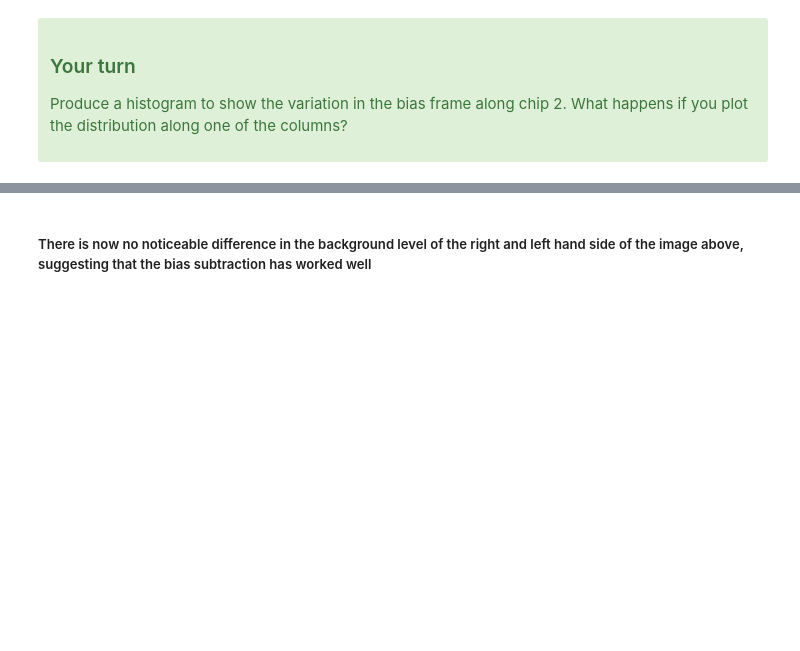
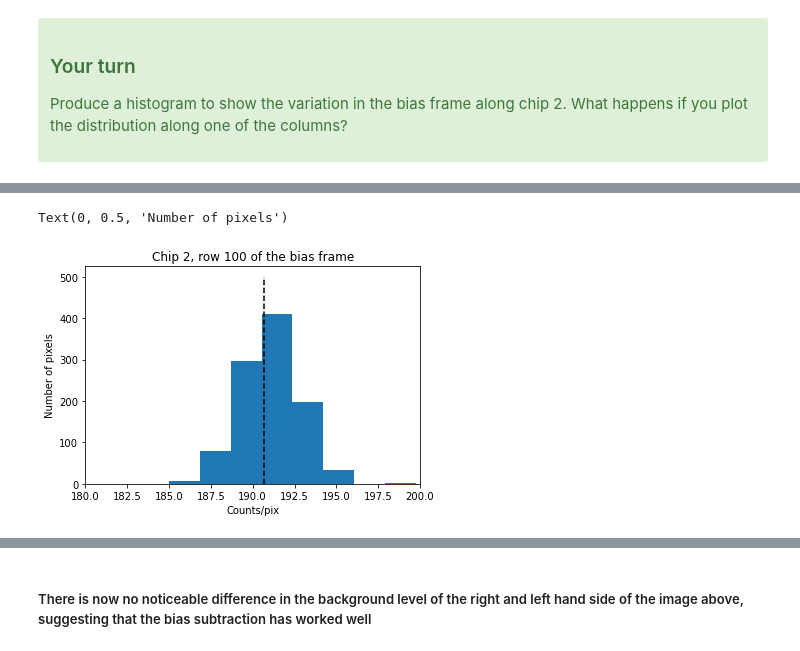
Before and after one commit to wfw23/Astrolabs, a Jupyter notebook: Chapter2b_FluxCalibration.ipynb, the cells around one changed output, grey strips where cells are left out. Cells and saved outputs as stored; diff of their text form; code cells hidden in the pictures; blank space fills up the shorter version.

```diff
--- a/Chapter2b_FluxCalibration.ipynb
+++ b/Chapter2b_FluxCalibration.ipynb
@@ -127,0 +149,10 @@ Produce a histogram to show the variation in the bias frame along chip 2. What h
+# %%
+pylab.hist(image.bias[1000:1001,1023:].ravel(), bins= np.linspace(185,220,20) )
+pylab.plot([image.chip2_bl,image.chip2_bl],[0,500],ls='--',c='k')
+pylab.xlim([180,200])
+pylab.title('Chip 2, row 100 of the bias frame')
+pylab.xlabel('Counts/pix')
+pylab.ylabel('Number of pixels')
+# %% [output]
+Text(0, 0.5, 'Number of pixels')
+[figure, added]
```
Also changed, not shown: parts of 29 cells of this notebook, 1 other file.
